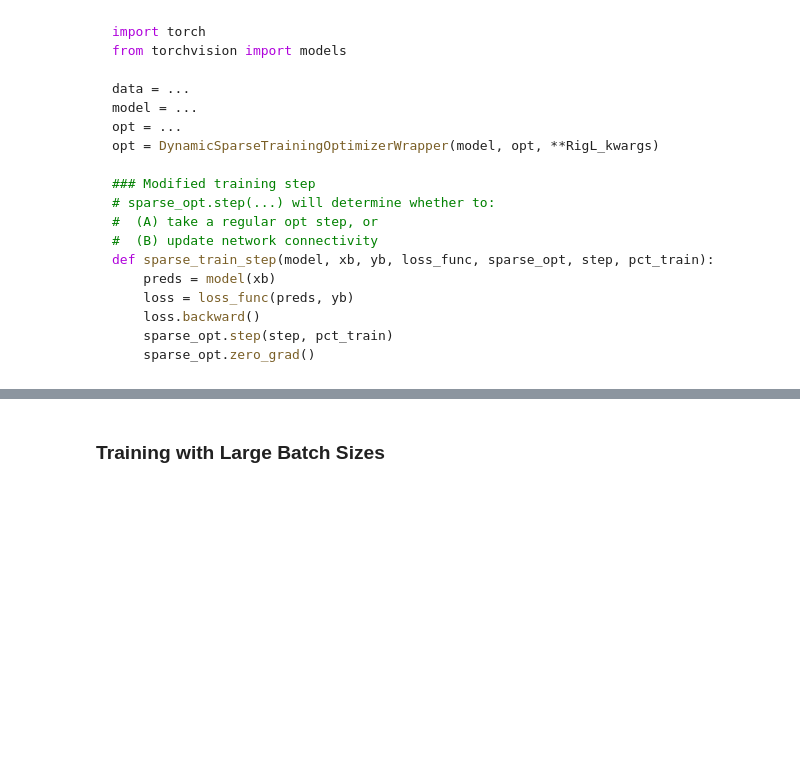
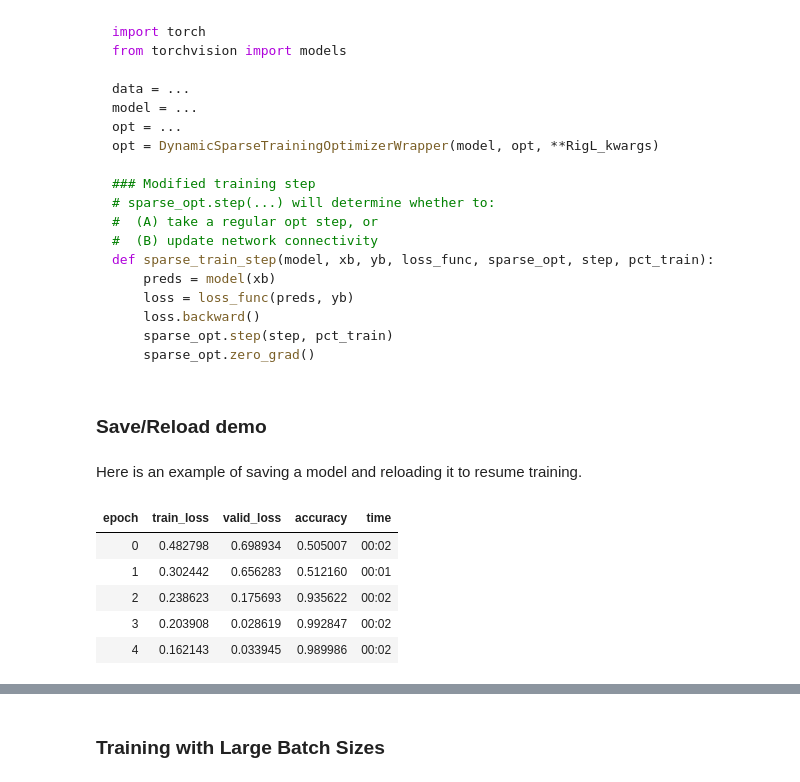
Before and after one commit to dcato98/fastsparse, a Jupyter notebook: index.ipynb, the cells around one changed output, grey strips where cells are left out. Drawn from its saved outputs; the diff is of its cells as text; code cells hidden in the pictures; blank space fills up the shorter version.

Commit message:
add save/reload demo

````diff
--- a/index.ipynb
+++ b/index.ipynb
@@ -80,3 +80,29 @@ def sparse_train_step(model, xb, yb, loss_func, sparse_opt, step, pct_train):
     sparse_opt.step(step, pct_train)
     sparse_opt.zero_grad()
 ```
+# %% [markdown]
+### Save/Reload demo
+# %% [markdown]
+Here is an example of saving a model and reloading it to resume training.
+# %%
+from fastai.vision.all import *
+from fastsparse import *
+
+path = untar_data(URLs.MNIST_TINY)
+dls = ImageDataLoaders.from_folder(untar_data(URLs.MNIST_TINY))
+learn = cnn_learner(dls, resnet18, metrics=accuracy, pretrained=False)
+sparse_hooks = sparsify_model(learn.model, model_sparsity=0.9, sparse_f=erdos_renyi_sparsity)
+dst_kwargs = {**SNFS_presets, **{'batches_per_update': 8}}
+cbs = DynamicSparseTrainingCallback(**dst_kwargs)
+
+learn.fit_flat_cos(5, cbs=cbs)
+
+# (0) save model as usual (masks are stored automatically)
+save_model('sparse_tiny_mnist', learn.model, learn.opt)
+# %% [output]
+| epoch | train_loss | valid_loss | accuracy | time |
+| 0 | 0.482798 | 0.698934 | 0.505007 | 00:02 |
+| 1 | 0.302442 | 0.656283 | 0.512160 | 00:01 |
+| 2 | 0.238623 | 0.175693 | 0.935622 | 00:02 |
+| 3 | 0.203908 | 0.028619 | 0.992847 | 00:02 |
+| 4 | 0.162143 | 0.033945 | 0.989986 | 00:02 |
````
Also changed, not shown: parts of 8 cells of this notebook, 6 other files.
